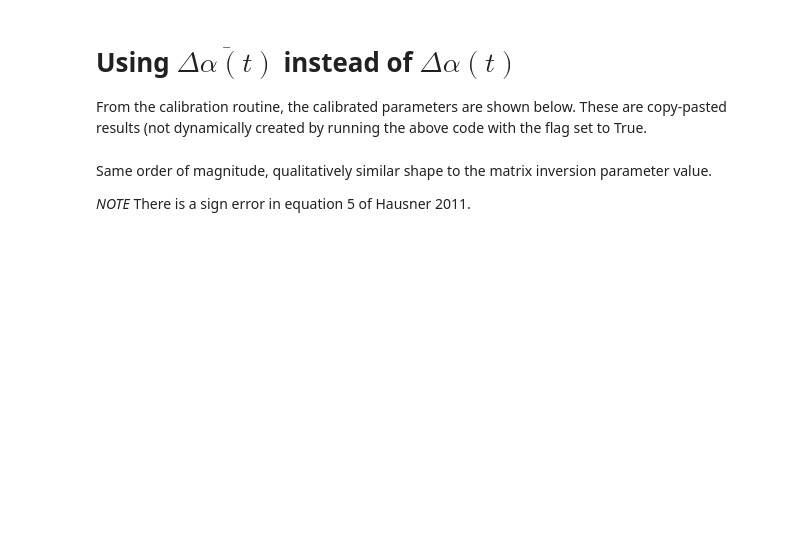
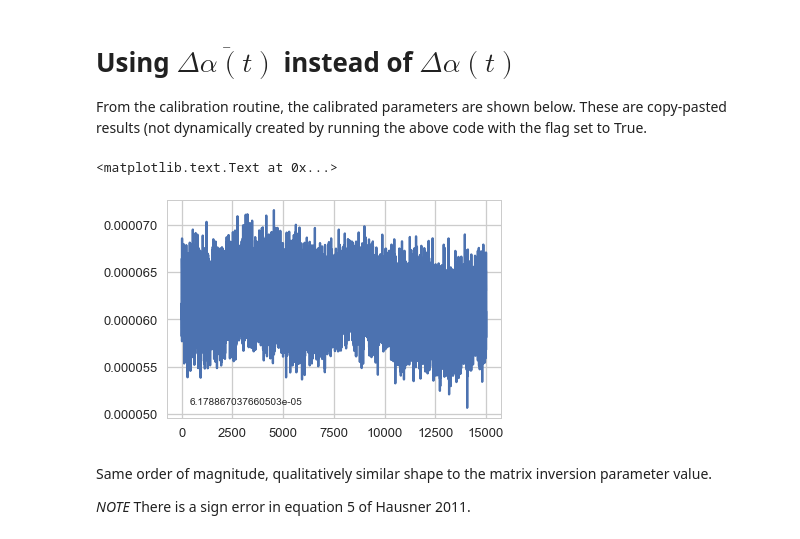
Before and after one commit to klapo/DTS, a Jupyter notebook: DTS.VertHarpSpectralExp.CalibrationTests_Ultima.ipynb, the cells around one changed output. Saved outputs shown, nothing was run; the diff lists cells and outputs as text; code cells hidden in the pictures; blank space fills up the shorter version.

```diff
--- a/DTS.VertHarpSpectralExp.CalibrationTests_Ultima.ipynb
+++ b/DTS.VertHarpSpectralExp.CalibrationTests_Ultima.ipynb
@@ -582,31 +624,34 @@ The mean value is stated in the upper left text box. The manually calibrated val
 # Using $\overline{\Delta \alpha (t)}$ instead of $\Delta \alpha (t)$
 From the calibration routine, the calibrated parameters are shown below. These are copy-pasted results (not dynamically created by running the above code with the flag set to True.
 # %%
-# ## Solve for delta alpha by interpolating between two reference baths
-# refFieldWarm = 'probe1Temperature' # Warm bath
-# refFieldCold = 'probe2Temperature' # Cold bath
+## Solve for delta alpha by interpolating between two reference baths
+refFieldWarm = 'probe1Temperature' # Warm bath
+refFieldCold = 'probe2Temperature' # Cold bath
 
-# refTWarm = ds[refField1]
-# refTCold = ds[refField2]
+refTWarm = ds[refField1]
+refTCold = ds[refField2]
 
-# # Reference sections
-# refLoc1 = 'coldBathNear'
-# refLoc2 = 'coldBathFar'
+# Reference sections
+refLoc1 = 'coldBathNear'
+refLoc2 = 'coldBathFar'
 
-# section1 = ds.swap_dims({'LAF': 'location'}).sel(location=refLoc1)
-# section2 = ds.swap_dims({'LAF': 'location'}).sel(location=refLoc2)
+section1 = ds.swap_dims({'LAF': 'location'}).sel(location=refLoc1)
+section2 = ds.swap_dims({'LAF': 'location'}).sel(location=refLoc2)
 
-# ref_z1 = section1.LAF.mean(dim='location')
-# ref_z2 = section2.LAF.mean(dim='location')
+ref_z1 = section1.LAF.mean(dim='location')
+ref_z2 = section2.LAF.mean(dim='location')
 
-# # Amplitudes of stokes/anti-stokes
-# stokesRatio1 = np.log(section1.Ps / section1.Pas).mean(dim='location')
-# stokesRatio2 = np.log(section2.Ps / section2.Pas).mean(dim='location')
+# Amplitudes of stokes/anti-stokes
+stokesRatio1 = np.log(section1.Ps / section1.Pas).mean(dim='location')
+stokesRatio2 = np.log(section2.Ps / section2.Pas).mean(dim='location')
 
-# deltaAlpha = (stokesRatio2 - stokesRatio1) / (ref_z2 - ref_z1)
-# deltaAlphaMean = deltaAlpha.mean(dim='time').values
-# plt.plot(deltaAlpha)
-# plt.text(400, 0.000051, str(deltaAlpha.mean(dim='time').values))
+deltaAlpha = (stokesRatio2 - stokesRatio1) / (ref_z2 - ref_z1)
+deltaAlphaMean = deltaAlpha.mean(dim='time').values
+plt.plot(deltaAlpha)
+plt.text(400, 0.000051, str(deltaAlpha.mean(dim='time').values))
+# %% [output]
+<matplotlib.text.Text at 0x...>
+[figure, added]
 # %% [markdown]
 Same order of magnitude, qualitatively similar shape to the matrix inversion parameter value.
 
```
Also changed, not shown: parts of 13 cells of this notebook, 1 other file.
